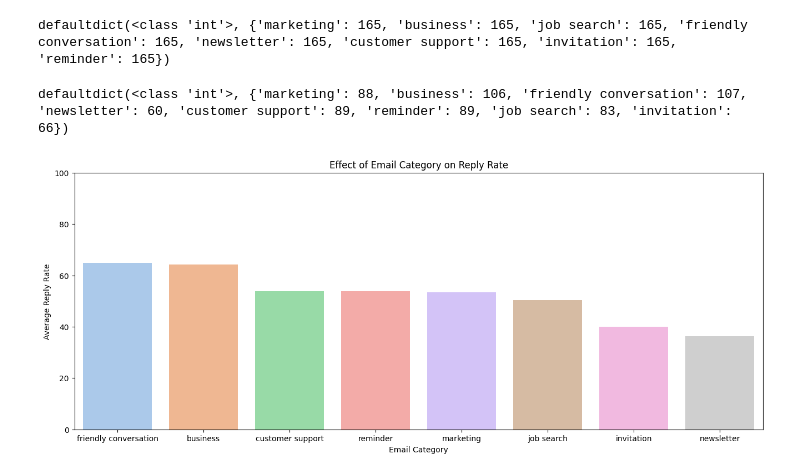
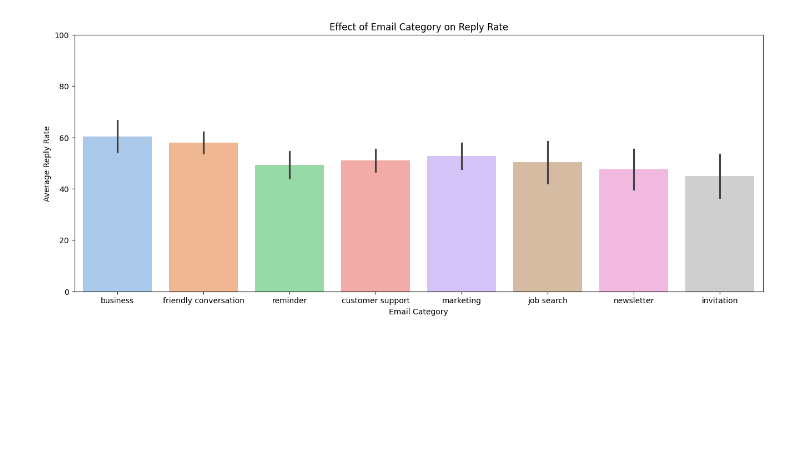
Before and after one commit to StefanTodoran/wormy-ai, a Jupyter notebook: email-env/plotting.ipynb, the cells around one changed output. Drawn from its saved outputs; the diff is of its cells as text; code cells hidden in the pictures; blank space fills up the shorter version.

Commit message:
plotting work, adding sd

```diff
--- a/email-env/plotting.ipynb
+++ b/email-env/plotting.ipynb
@@ -39,37 +39,47 @@ Loaded 10 rounds with 2008 total messages for table "Reply Rate by Email Type"
 # %%
 from collections import defaultdict
 
-target_recipient = "A.889@comcast.net"
-total_counts = defaultdict(int)
+def calculate_reply_rate(messages):
+    target_recipient = "A.889@comcast.net"
+    total_counts = defaultdict(int)
+    reply_counts = defaultdict(int)
 
-for message in all_messages:
-    if target_recipient == message.recipient:
-        total_counts[message.type] += 1
+    for message in messages:
+        if target_recipient == message.recipient:
+            total_counts[message.type] += 1
 
-print(total_counts)
+        if target_recipient == message.sender:
+            original = messages[message.original_message]
+            reply_counts[original.type] += 1
+
+    categories = total_counts.keys()
+    reply_rates = dict()
+    for category in categories:
+        reply_rates[category] = 100 * reply_counts[category] / total_counts[category]
+
+    return reply_rates
-# %% [output]
-defaultdict(<class 'int'>, {'marketing': 165, 'business': 165, 'job search': 165, 'friendly conversation': 165, 'newsletter': 165, 'customer support': 165, 'invitation': 165, 'reminder': 165})
-# %%
-reply_counts = defaultdict(int)
-
-for round in rounds:
-    messages = rounds[round]
-    for message in messages:
-        if target_recipient == message.sender:
-            original = messages[message.original_message]
-            reply_counts[original.type] += 1
-
-print(reply_counts)
-# %% [output]
-defaultdict(<class 'int'>, {'marketing': 88, 'business': 106, 'friendly conversation': 107, 'newsletter': 60, 'customer support': 89, 'reminder': 89, 'job search': 83, 'invitation': 66})
+# %%
+round_reply_rates = []
+
+for round in rounds:
+    messages = rounds[round]
+    reply_rates = calculate_reply_rate(messages)
+    round_reply_rates.append(reply_rates)
 # %%
 import pandas as pd
 
-categories = total_counts.keys()
 data = {
-    "Category": categories,
-    "Percentage": [100 * reply_counts[category] / total_counts[category] for category in categories],
+    "Category": [],
+    "Round": [],
+    "Percentage": []
 }
+
+for round_num, reply_rates in enumerate(round_reply_rates):
+    for category, rate in reply_rates.items():
+        data["Round"].append(round_num)
+        data["Category"].append(category)
+        data["Percentage"].append(rate)
+
 df = pd.DataFrame(data)
 df = df.sort_values(by="Percentage", ascending=False)
 # %%
@@ -79,11 +89,12 @@ import seaborn as sns
 sns.set_context()
 # %%
 plt.figure(figsize=(16, 6))
-sns.barplot(x="Category", y="Percentage", data=df, palette="pastel", hue="Category")
-plt.ylim(0, 100)  # Assuming percentages range from 0 to 100
+ax = sns.barplot(x="Category", y="Percentage", data=df, palette="pastel", hue="Category", errorbar="sd")
+
 plt.title("Effect of Email Category on Reply Rate")
 plt.xlabel("Email Category")
 plt.ylabel("Average Reply Rate")
+plt.ylim(0, 100)
 plt.show()
 # %% [output]
-[figure, old version]
+[figure, new version]
```
Also changed, not shown: parts of 1 cell of this notebook, 6 other files.
